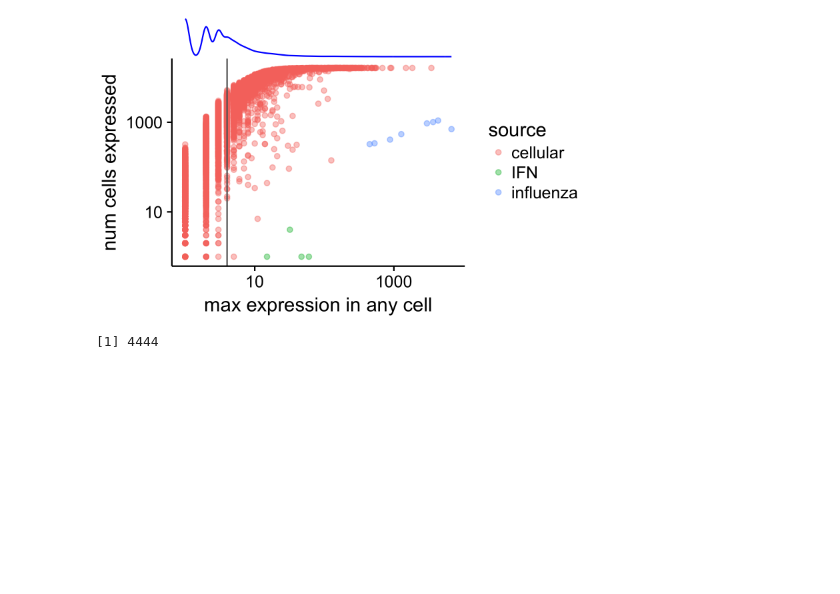
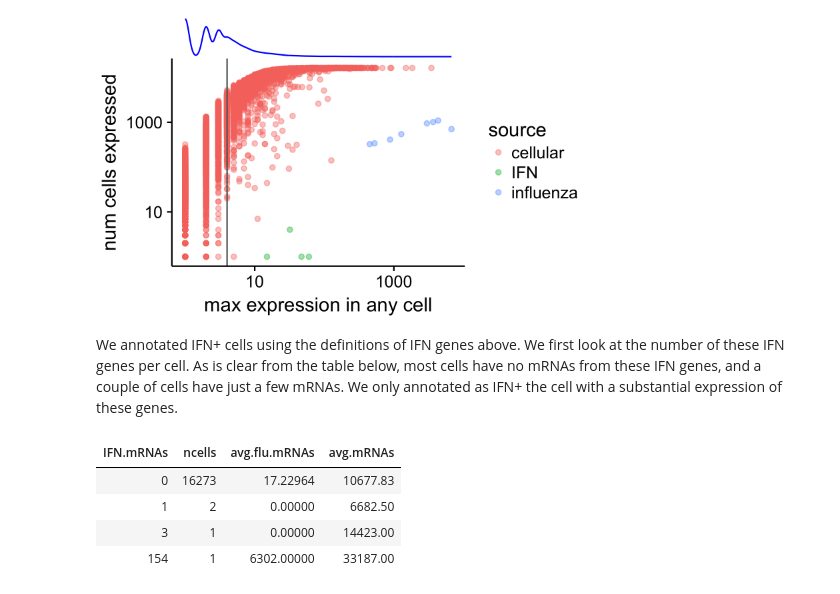
Before and after one commit to jbloomlab/flu_single_cell, a Jupyter notebook: monocle_analysis.ipynb, the cells around one changed output. Cells and saved outputs as stored; diff of their text form; code cells hidden in the pictures; blank space fills up the shorter version.

Commit message:
Annotated IFN+ cells

```diff
--- a/monocle_analysis.ipynb
+++ b/monocle_analysis.ipynb
@@ -445,7 +445,25 @@ display_png(file=plotfile, width=500)
 cells <- cells[row.names(subset(fData(cells), max.expression > max.expr.cutoff)), ]
 # %% [output]
 [figure]
-# %%
-nrow(fData(cells))
-# %% [output]
-[1] 4444
+# %% [markdown]
+We annotated IFN+ cells using the definitions of IFN genes above.
+We first look at the number of these IFN genes per cell.
+As is clear from the table below, most cells have no mRNAs from these IFN genes, and a couple of cells have just a few mRNAs.
+We only annotated as IFN+ the cell with a substantial expression of these genes.
+# %%
+# number of IFN mRNAs per cell
+pData(cells)$IFN.mRNAs <- Matrix::colSums(exprs(cells[row.names(subset(fData(cells),
+  gene_short_name %in% ifngenes)),]))
+
+# print out a summary table
+pData(cells) %>% group_by(IFN.mRNAs) %>% summarize(ncells=n(),
+  avg.flu.mRNAs=mean(flu.mRNAs), avg.mRNAs=mean(total.mRNAs))
+
+# annotate cells as IFN+ if they have lots of IFN mRNAs
+pData(cells)$IFN.pos <- pData(cells)$IFN.mRNAs > 50
+# %% [output]
+| IFN.mRNAs | ncells | avg.flu.mRNAs | avg.mRNAs |
+| 0 | 16273 | 17.22964 | 10677.83 |
+| 1 | 2 | 0.00000 | 6682.50 |
+| 3 | 1 | 0.00000 | 14423.00 |
+| 154 | 1 | 6302.00000 | 33187.00 |
```
